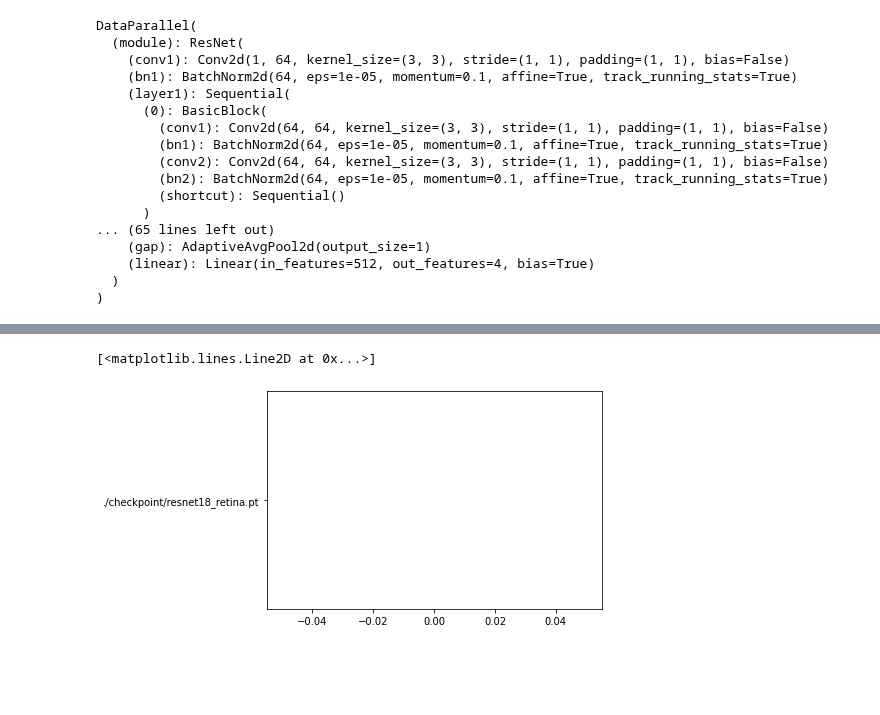
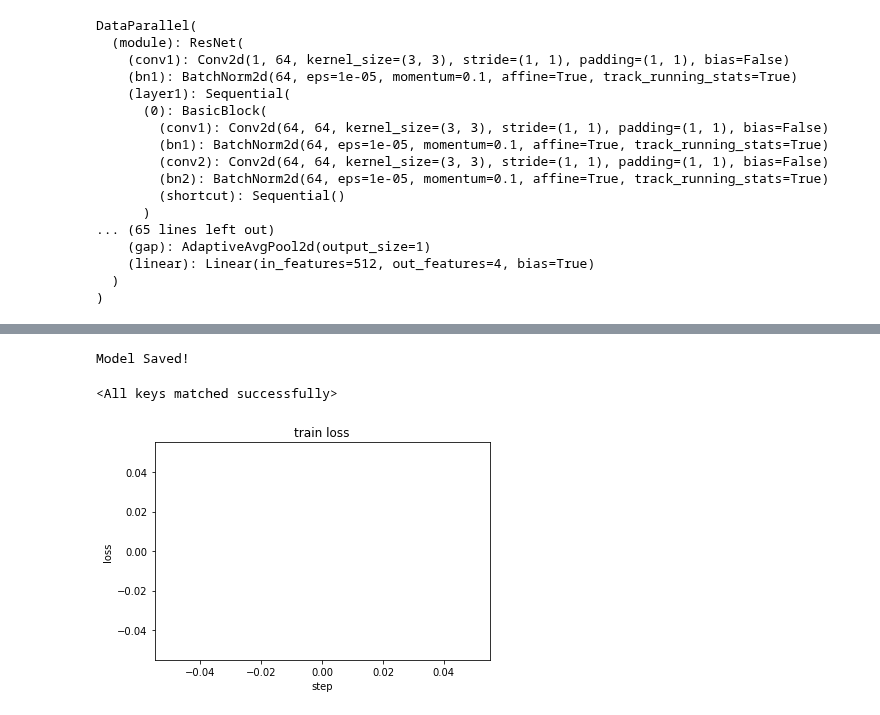
Before and after one commit to Hyeseong0317/Pytorch-_-_-, a Jupyter notebook: ResNet18_save_problem.ipynb, the cells around one changed output, grey strips where cells are left out. Drawn from its saved outputs; the diff is of its cells as text; code cells hidden in the pictures; blank space fills up the shorter version.

```diff
--- a/ResNet18_save_problem.ipynb
+++ b/ResNet18_save_problem.ipynb
@@ -340,18 +348,19 @@ if not os.path.isdir('./checkpoint'):
 # %%
-!pwd
-PATH = './checkpoint'
+PATH = '/resnet18_retina.pth'
 torch.save(net.state_dict(), PATH)
+print('Model Saved!')
+# %% [output]
+Model Saved!
 # %%
-net = Net()
+net = ResNet18()
 net.load_state_dict(torch.load(PATH))
+# %% [output]
+<All keys matched successfully>
-# %%
-plt.plot('./checkpoint/' + file_name)
-# %% [output]
-[<matplotlib.lines.Line2D at 0x...>]
-[figure, removed]
 # %%
-plt.plot(뭘 넣을까)
+plt.plot(train_loss)
 plt.title('train loss')
 plt.xlabel('step')
 plt.ylabel('loss')
 plt.show()
+# %% [output]
+[figure, added]
```
Also changed, not shown: parts of 5 cells of this notebook.
